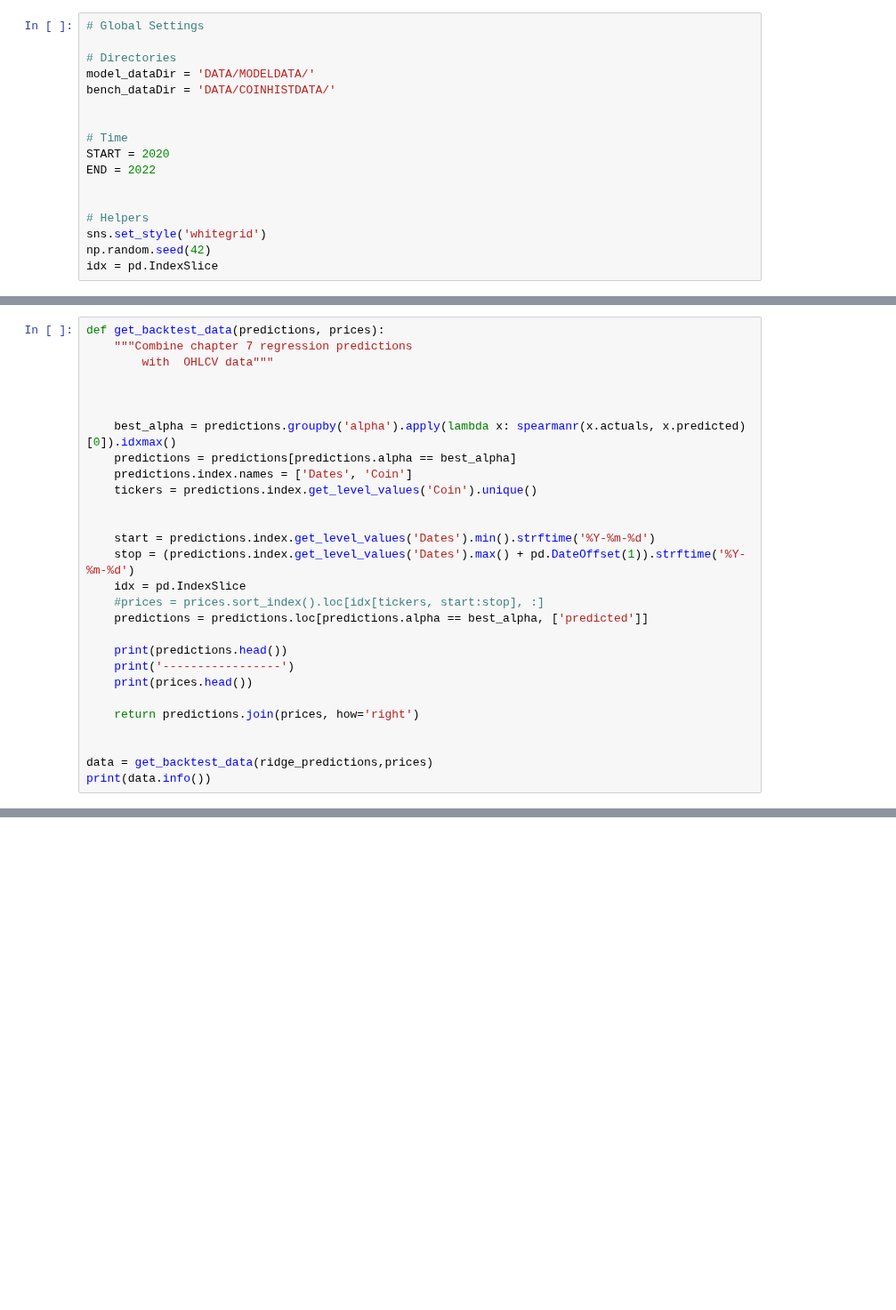
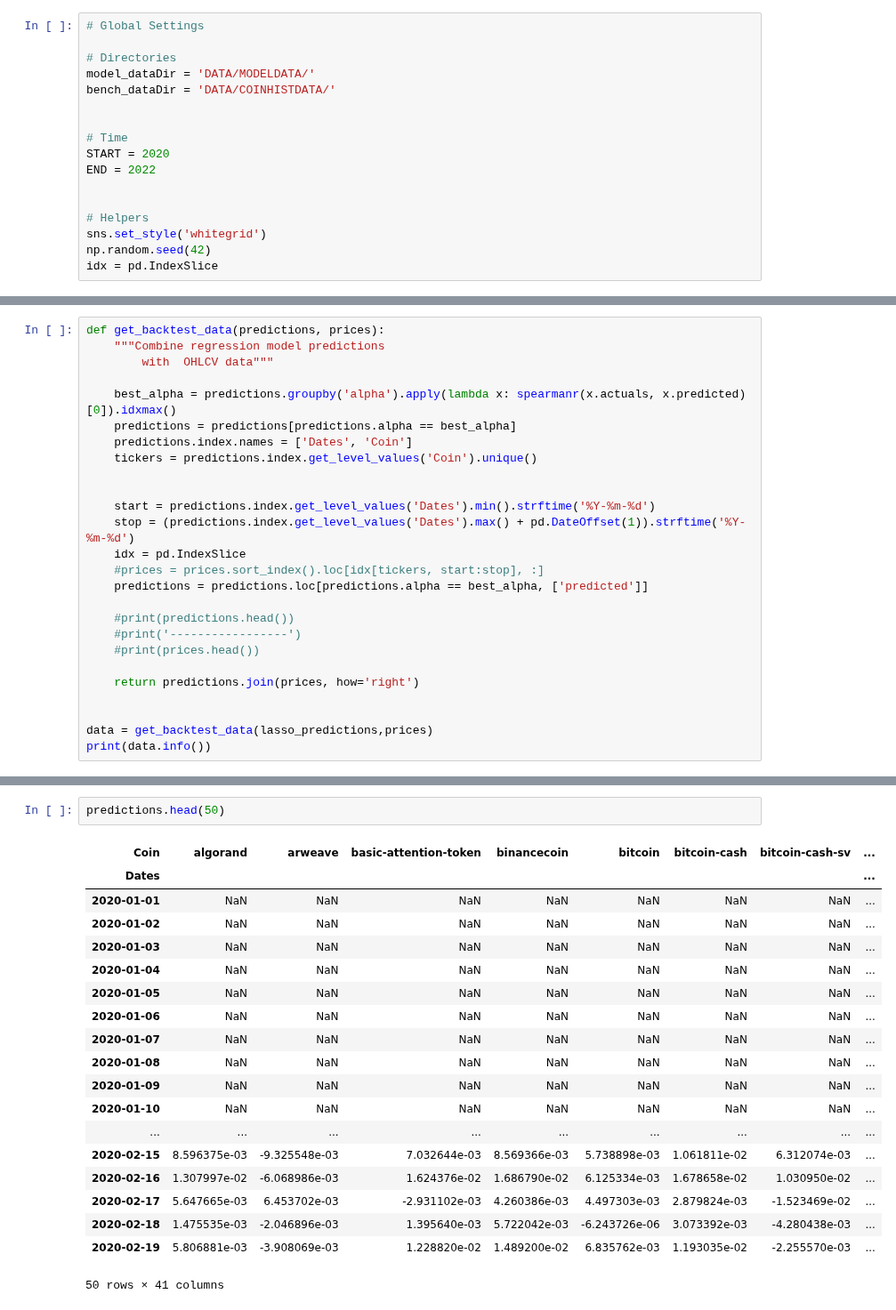
Before and after one commit to carlos-carlos/ML-Class-capstone-project, a Jupyter notebook: Step8_Backtest.ipynb, the cells around one changed output, grey strips where cells are left out. Shown at 89% size. Drawn from its saved outputs; the diff is of its cells as text; blank space fills up the shorter version.

```diff
--- a/Step8_Backtest.ipynb
+++ b/Step8_Backtest.ipynb
@@ -79,9 +78,7 @@ bench.head()
 # %%
 def get_backtest_data(predictions, prices):
-    """Combine chapter 7 regression predictions
+    """Combine regression model predictions
         with  OHLCV data"""
-
-
 
     best_alpha = predictions.groupby('alpha').apply(lambda x: spearmanr(x.actuals, x.predicted)[0]).idxmax()
     predictions = predictions[predictions.alpha == best_alpha]
@@ -95,12 +92,12 @@ def get_backtest_data(predictions, prices):
     #prices = prices.sort_index().loc[idx[tickers, start:stop], :]
     predictions = predictions.loc[predictions.alpha == best_alpha, ['predicted']]
 
-    print(predictions.head())
-    print('-----------------')
-    print(prices.head())
+    #print(predictions.head())
+    #print('-----------------')
+    #print(prices.head())
 
     return predictions.join(prices, how='right')
 
 
-data = get_backtest_data(ridge_predictions,prices)
+data = get_backtest_data(lasso_predictions,prices)
 print(data.info())
@@ -115,0 +185,22 @@ data.head()
+# %%
+predictions.head(50)
+# %% [output]
+| Coin | algorand | arweave | basic-attention-token | binancecoin | bitcoin | bitcoin-cash | bitcoin-cash-sv | ... |
+| Dates |  |  |  |  |  |  |  | ... |
+| 2020-01-01 | NaN | NaN | NaN | NaN | NaN | NaN | NaN | ... |
+| 2020-01-02 | NaN | NaN | NaN | NaN | NaN | NaN | NaN | ... |
+| 2020-01-03 | NaN | NaN | NaN | NaN | NaN | NaN | NaN | ... |
+| 2020-01-04 | NaN | NaN | NaN | NaN | NaN | NaN | NaN | ... |
+| 2020-01-05 | NaN | NaN | NaN | NaN | NaN | NaN | NaN | ... |
+| 2020-01-06 | NaN | NaN | NaN | NaN | NaN | NaN | NaN | ... |
+| 2020-01-07 | NaN | NaN | NaN | NaN | NaN | NaN | NaN | ... |
+| 2020-01-08 | NaN | NaN | NaN | NaN | NaN | NaN | NaN | ... |
+| 2020-01-09 | NaN | NaN | NaN | NaN | NaN | NaN | NaN | ... |
+| 2020-01-10 | NaN | NaN | NaN | NaN | NaN | NaN | NaN | ... |
+| ... | ... | ... | ... | ... | ... | ... | ... | ... |
+| 2020-02-15 | 8.596375e-03 | -9.325548e-03 | 7.032644e-03 | 8.569366e-03 | 5.738898e-03 | 1.061811e-02 | 6.312074e-03 | ... |
+| 2020-02-16 | 1.307997e-02 | -6.068986e-03 | 1.624376e-02 | 1.686790e-02 | 6.125334e-03 | 1.678658e-02 | 1.030950e-02 | ... |
+| 2020-02-17 | 5.647665e-03 | 6.453702e-03 | -2.931102e-03 | 4.260386e-03 | 4.497303e-03 | 2.879824e-03 | -1.523469e-02 | ... |
+| 2020-02-18 | 1.475535e-03 | -2.046896e-03 | 1.395640e-03 | 5.722042e-03 | -6.243726e-06 | 3.073392e-03 | -4.280438e-03 | ... |
+| 2020-02-19 | 5.806881e-03 | -3.908069e-03 | 1.228820e-02 | 1.489200e-02 | 6.835762e-03 | 1.193035e-02 | -2.255570e-03 | ... |
+50 rows × 41 columns
```
Also changed, not shown: parts of 22 cells of this notebook.
